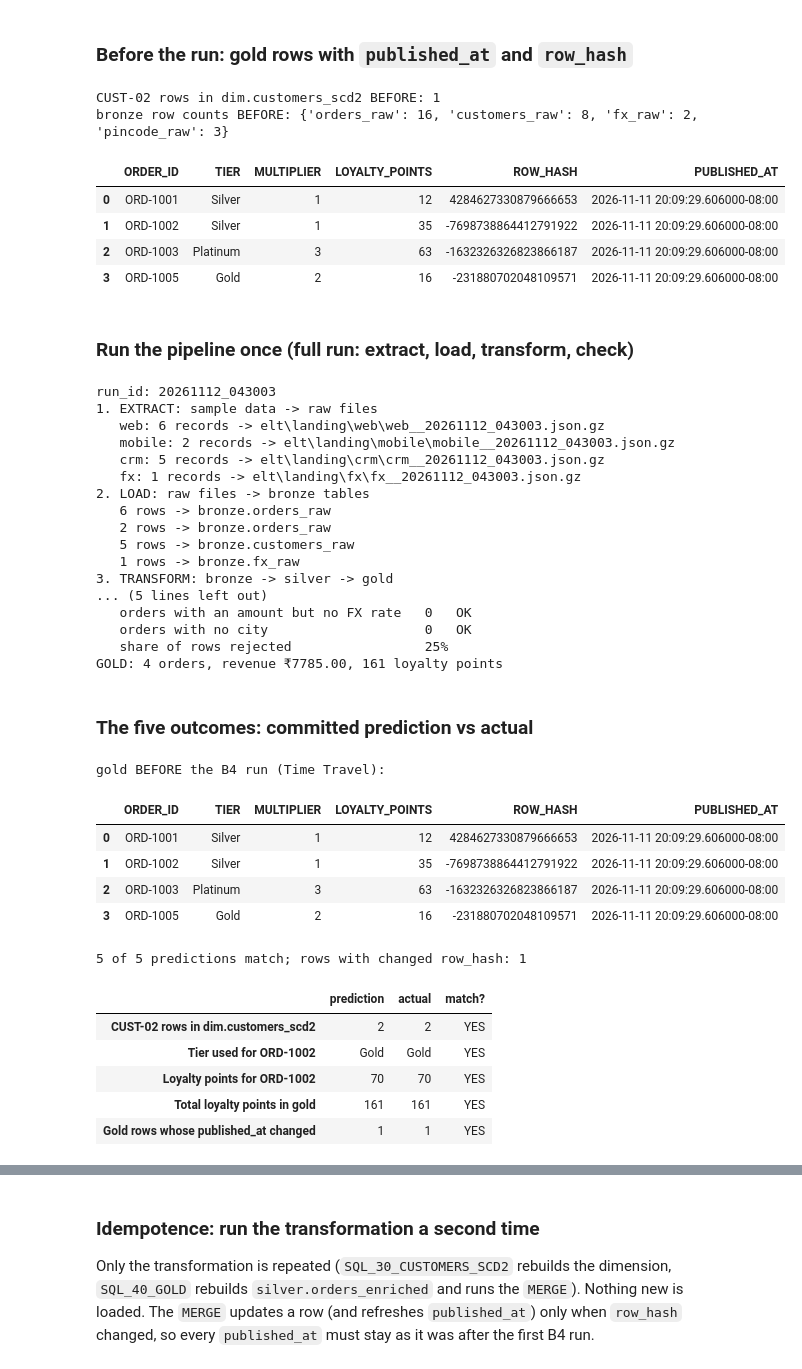
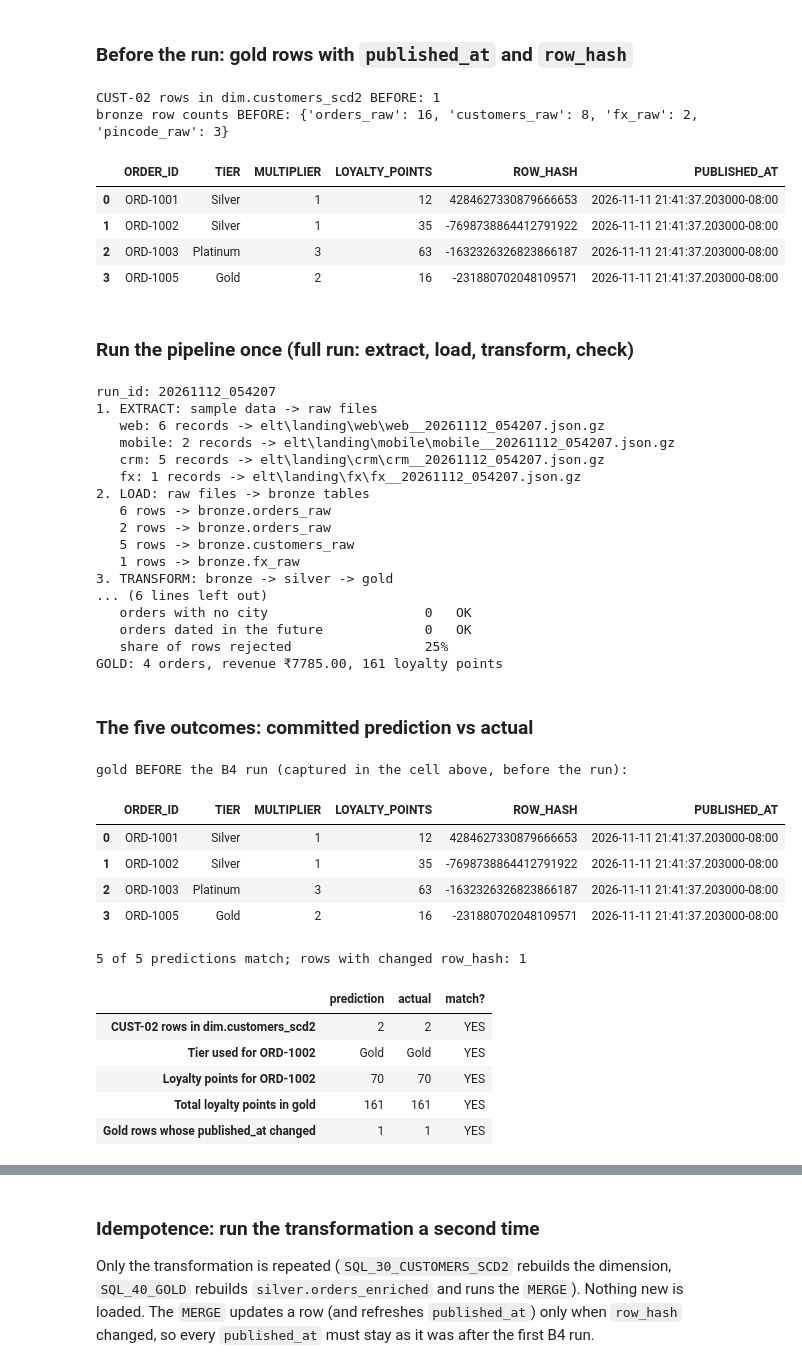
Before and after one commit to Ravikumar-2016/freshcart-pipelines, a Jupyter notebook: elt/freshcart_elt.ipynb, the cells around one changed output, grey strips where cells are left out. Cells and saved outputs as stored; diff of their text form; code cells hidden in the pictures.

```diff
--- a/elt/freshcart_elt.ipynb
+++ b/elt/freshcart_elt.ipynb
@@ -413,6 +415,9 @@ The predictions below were written and committed **before** this section was run
 # %%
 import pandas as pd
 q = lambda sql: fc.query(sql)[0][0]
+# add the B4 event once (it is kept separate in mock_data.py so that B1 and B3 ran on the original 4 events)
+if fc.mock_data.B4_NEW_EVENT not in fc.MOCK_CRM_TIER_EVENTS:
+    fc.MOCK_CRM_TIER_EVENTS.append(fc.mock_data.B4_NEW_EVENT)
 print("events in MOCK_CRM_TIER_EVENTS:", len(fc.MOCK_CRM_TIER_EVENTS))
 pd.DataFrame(fc.MOCK_CRM_TIER_EVENTS)
 # %% [output]
@@ -435,30 +440,30 @@ gold_before
 CUST-02 rows in dim.customers_scd2 BEFORE: 1
 bronze row counts BEFORE: {'orders_raw': 16, 'customers_raw': 8, 'fx_raw': 2, 'pincode_raw': 3}
 |  | ORDER_ID | TIER | MULTIPLIER | LOYALTY_POINTS | ROW_HASH | PUBLISHED_AT |
-| 0 | ORD-1001 | Silver | 1 | 12 | 4284627330879666653 | 2026-11-11 20:09:29.606000-08:00 |
-| 1 | ORD-1002 | Silver | 1 | 35 | -7698738864412791922 | 2026-11-11 20:09:29.606000-08:00 |
-| 2 | ORD-1003 | Platinum | 3 | 63 | -1632326326823866187 | 2026-11-11 20:09:29.606000-08:00 |
-| 3 | ORD-1005 | Gold | 2 | 16 | -231880702048109571 | 2026-11-11 20:09:29.606000-08:00 |
+| 0 | ORD-1001 | Silver | 1 | 12 | 4284627330879666653 | 2026-11-11 21:41:37.203000-08:00 |
+| 1 | ORD-1002 | Silver | 1 | 35 | -7698738864412791922 | 2026-11-11 21:41:37.203000-08:00 |
+| 2 | ORD-1003 | Platinum | 3 | 63 | -1632326326823866187 | 2026-11-11 21:41:37.203000-08:00 |
+| 3 | ORD-1005 | Gold | 2 | 16 | -231880702048109571 | 2026-11-11 21:41:37.203000-08:00 |
 # %% [markdown]
 ### Run the pipeline once (full run: extract, load, transform, check)
 # %%
 b4_info = fc.run_pipeline()
 # %% [output]
-run_id: 20261112_043003
+run_id: 20261112_054207
 1. EXTRACT: sample data -> raw files
-   web: 6 records -> elt\landing\web\web__20261112_043003.json.gz
-   mobile: 2 records -> elt\landing\mobile\mobile__20261112_043003.json.gz
-   crm: 5 records -> elt\landing\crm\crm__20261112_043003.json.gz
-   fx: 1 records -> elt\landing\fx\fx__20261112_043003.json.gz
+   web: 6 records -> elt\landing\web\web__20261112_054207.json.gz
+   mobile: 2 records -> elt\landing\mobile\mobile__20261112_054207.json.gz
+   crm: 5 records -> elt\landing\crm\crm__20261112_054207.json.gz
+   fx: 1 records -> elt\landing\fx\fx__20261112_054207.json.gz
 2. LOAD: raw files -> bronze tables
    6 rows -> bronze.orders_raw
    2 rows -> bronze.orders_raw
    5 rows -> bronze.customers_raw
    1 rows -> bronze.fx_raw
 3. TRANSFORM: bronze -> silver -> gold
-... (5 lines left out)
-   orders with an amount but no FX rate   0   OK
+... (6 lines left out)
    orders with no city                    0   OK
+   orders dated in the future             0   OK
    share of rows rejected                 25%
 GOLD: 4 orders, revenue ₹7785.00, 161 loyalty points
 # %% [markdown]
@@ -467,45 +472,39 @@ GOLD: 4 orders, revenue ₹7785.00, 161 loyalty points
 import pandas as pd
 q = lambda sql: fc.query(sql)[0][0]
 
-# The B4 pipeline run above has run_id 20261112_043003 (= 04:30:03 UTC). Snowflake Time Travel gives the tables exactly as
-# they were just before it, so the "before" side of every comparison is read from Snowflake itself, not retyped.
-BEFORE_RUN = "2026-11-12 04:30:00 +0000"
-at = f"AT(TIMESTAMP => '{BEFORE_RUN}'::TIMESTAMP_LTZ)"
-gold_before = fc.show(f"SELECT order_id, tier, multiplier, loyalty_points, row_hash, published_at FROM gold.fct_orders {at} ORDER BY order_id")
-bronze_before = {t: q(f"SELECT COUNT(*) FROM bronze.{t} {at}") for t in ["orders_raw", "customers_raw", "fx_raw", "pincode_raw"]}
 
 gold_after = fc.show("SELECT order_id, tier, multiplier, loyalty_points, row_hash, published_at FROM gold.fct_orders ORDER BY order_id")
 cmp_ = gold_before.merge(gold_after, on="ORDER_ID", suffixes=("_before", "_after"))
 published_changed = int((cmp_["PUBLISHED_AT_before"] != cmp_["PUBLISHED_AT_after"]).sum())
 hash_changed = int((cmp_["ROW_HASH_before"] != cmp_["ROW_HASH_after"]).sum())
 ord1002 = gold_after[gold_after.ORDER_ID == "ORD-1002"].iloc[0]
 actual = {
     "CUST-02 rows in dim.customers_scd2": q("SELECT COUNT(*) FROM dim.customers_scd2 WHERE cust_id = 'CUST-02'"),
     "Tier used for ORD-1002": ord1002.TIER,
     "Loyalty points for ORD-1002": int(ord1002.LOYALTY_POINTS),
     "Total loyalty points in gold": int(q("SELECT SUM(loyalty_points) FROM gold.fct_orders")),
     "Gold rows whose published_at changed": published_changed,
 }
 predicted = {  # copied from the committed PRE-RUN PREDICTIONS in report/answers.md (commit 72e290d)
     "CUST-02 rows in dim.customers_scd2": 2,
     "Tier used for ORD-1002": "Gold",
     "Loyalty points for ORD-1002": 70,
     "Total loyalty points in gold": 161,
     "Gold rows whose published_at changed": 1,
 }
 result = pd.DataFrame({"prediction": predicted, "actual": actual})
 result["match?"] = ["YES" if str(p) == str(a) else "NO" for p, a in zip(result["prediction"], result["actual"])]
-print("gold BEFORE the B4 run (Time Travel):")
+print("gold BEFORE the B4 run (captured in the cell above, before the run):")
 display(gold_before)
 print(f"{(result['match?'] == 'YES').sum()} of {len(result)} predictions match; rows with changed row_hash: {hash_changed}")
 result
 # %% [output]
-gold BEFORE the B4 run (Time Travel):
+gold BEFORE the B4 run (captured in the cell above, before the run):
 |  | ORDER_ID | TIER | MULTIPLIER | LOYALTY_POINTS | ROW_HASH | PUBLISHED_AT |
-| 0 | ORD-1001 | Silver | 1 | 12 | 4284627330879666653 | 2026-11-11 20:09:29.606000-08:00 |
-| 1 | ORD-1002 | Silver | 1 | 35 | -7698738864412791922 | 2026-11-11 20:09:29.606000-08:00 |
-| 2 | ORD-1003 | Platinum | 3 | 63 | -1632326326823866187 | 2026-11-11 20:09:29.606000-08:00 |
-| 3 | ORD-1005 | Gold | 2 | 16 | -231880702048109571 | 2026-11-11 20:09:29.606000-08:00 |
+| 0 | ORD-1001 | Silver | 1 | 12 | 4284627330879666653 | 2026-11-11 21:41:37.203000-08:00 |
+| 1 | ORD-1002 | Silver | 1 | 35 | -7698738864412791922 | 2026-11-11 21:41:37.203000-08:00 |
+| 2 | ORD-1003 | Platinum | 3 | 63 | -1632326326823866187 | 2026-11-11 21:41:37.203000-08:00 |
+| 3 | ORD-1005 | Gold | 2 | 16 | -231880702048109571 | 2026-11-11 21:41:37.203000-08:00 |
 5 of 5 predictions match; rows with changed row_hash: 1
 |  | prediction | actual | match? |
 | CUST-02 rows in dim.customers_scd2 | 2 | 2 | YES |
```
Also changed, not shown: parts of 17 cells of this notebook, 16 other files.
